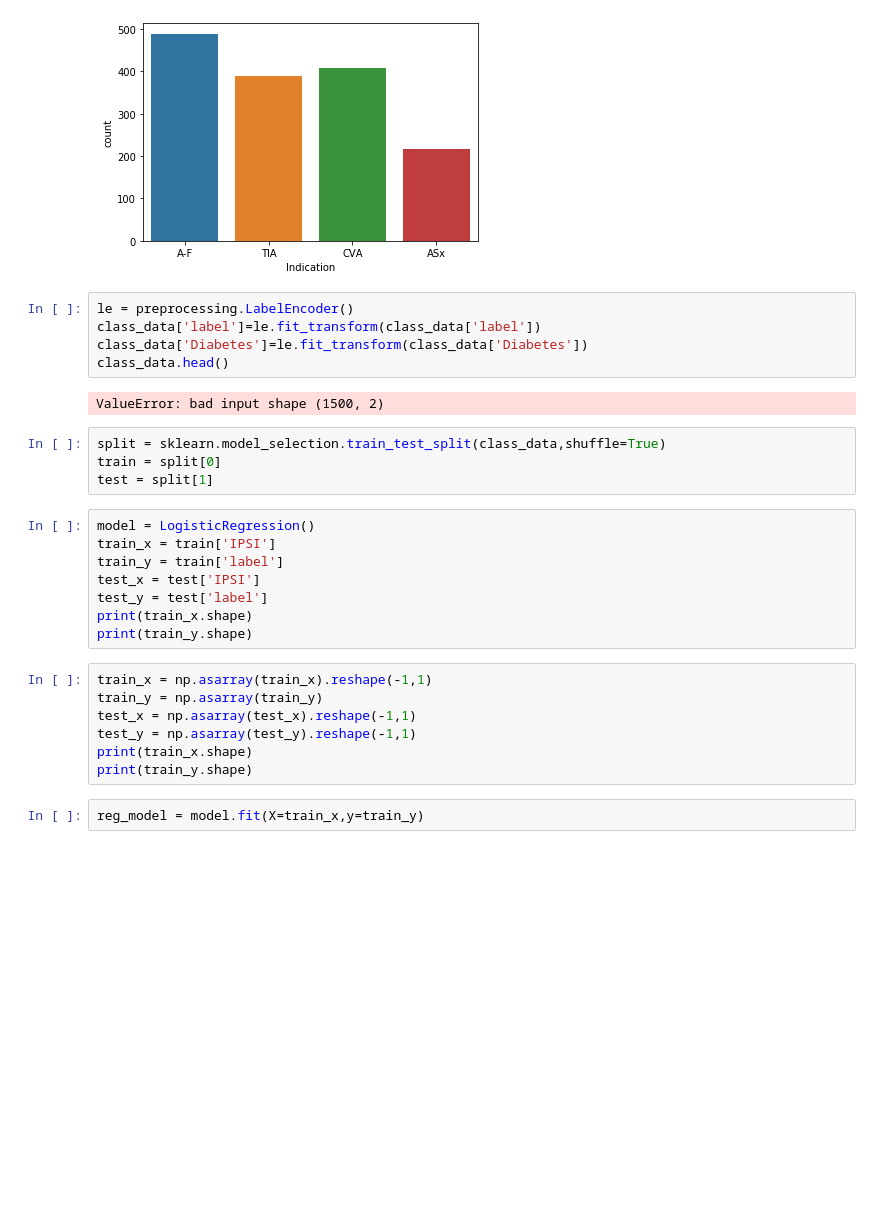
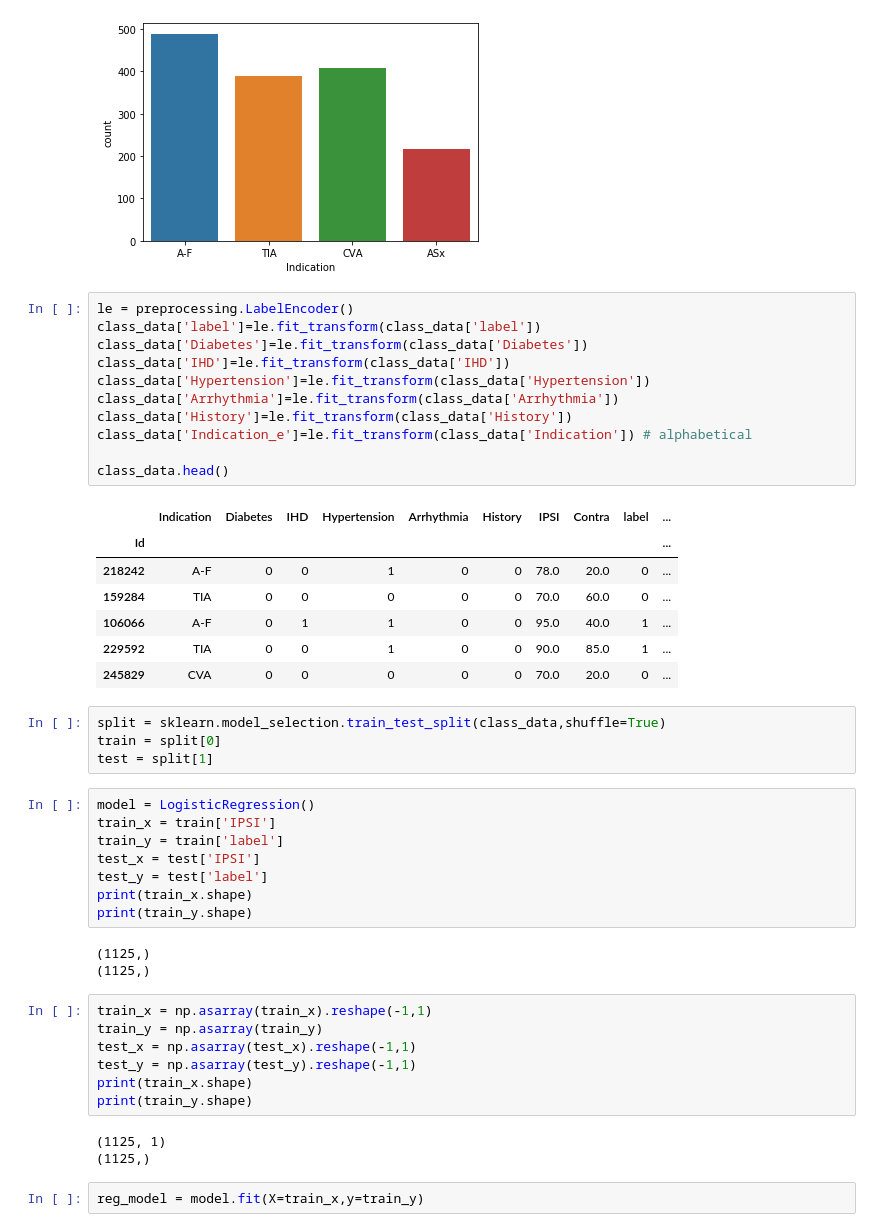
Before and after one commit to AntonyLeons/Data-Mining-ACW, a Jupyter notebook: Legacy_Data.ipynb, the cells around one changed output. Cells and saved outputs as stored; diff of their text form; blank space fills up the shorter version.

```diff
--- a/Legacy_Data.ipynb
+++ b/Legacy_Data.ipynb
@@ -290,10 +291,22 @@ sns.countplot(class_data['Indication'],Label='count')
 # %%
 le = preprocessing.LabelEncoder()
 class_data['label']=le.fit_transform(class_data['label'])
 class_data['Diabetes']=le.fit_transform(class_data['Diabetes'])
+class_data['IHD']=le.fit_transform(class_data['IHD'])
+class_data['Hypertension']=le.fit_transform(class_data['Hypertension'])
+class_data['Arrhythmia']=le.fit_transform(class_data['Arrhythmia'])
+class_data['History']=le.fit_transform(class_data['History'])
+class_data['Indication_e']=le.fit_transform(class_data['Indication']) # alphabetical
+
 class_data.head()
 # %% [output]
-ValueError: bad input shape (1500, 2)
+|  | Indication | Diabetes | IHD | Hypertension | Arrhythmia | History | IPSI | Contra | label | ... |
+| Id |  |  |  |  |  |  |  |  |  | ... |
+| 218242 | A-F | 0 | 0 | 1 | 0 | 0 | 78.0 | 20.0 | 0 | ... |
+| 159284 | TIA | 0 | 0 | 0 | 0 | 0 | 70.0 | 60.0 | 0 | ... |
+| 106066 | A-F | 0 | 1 | 1 | 0 | 0 | 95.0 | 40.0 | 1 | ... |
+| 229592 | TIA | 0 | 0 | 1 | 0 | 0 | 90.0 | 85.0 | 1 | ... |
+| 245829 | CVA | 0 | 0 | 0 | 0 | 0 | 70.0 | 20.0 | 0 | ... |
 # %%
 split = sklearn.model_selection.train_test_split(class_data,shuffle=True)
 train = split[0]
@@ -306,6 +319,9 @@ test_x = test['IPSI']
 test_y = test['label']
 print(train_x.shape)
 print(train_y.shape)
+# %% [output]
+(1125,)
+(1125,)
 # %%
 train_x = np.asarray(train_x).reshape(-1,1)
 train_y = np.asarray(train_y)
@@ -313,6 +329,9 @@ test_x = np.asarray(test_x).reshape(-1,1)
 test_y = np.asarray(test_y).reshape(-1,1)
 print(train_x.shape)
 print(train_y.shape)
+# %% [output]
+(1125, 1)
+(1125,)
 # %%
 reg_model = model.fit(X=train_x,y=train_y)
 # %%
```
Also changed, not shown: parts of 8 cells of this notebook.
